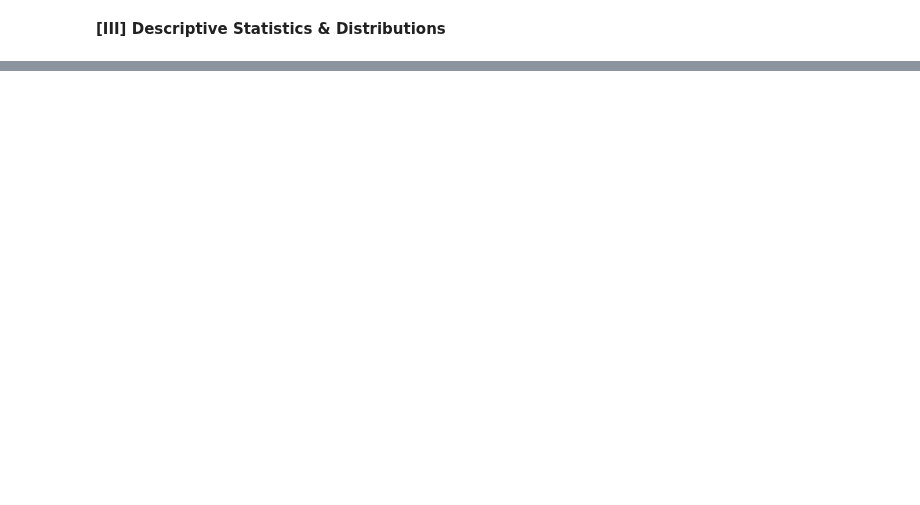
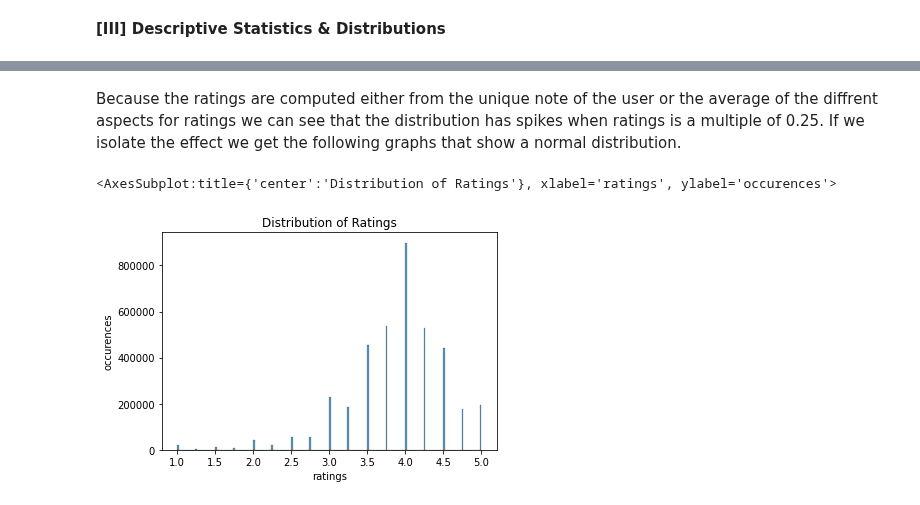
Before and after one commit to epfl-ada/ada-2022-project-analyteam, a Jupyter notebook: processing_ratings.ipynb, the cells around one changed output, grey strips where cells are left out. Cells and saved outputs as stored; diff of their text form; code cells hidden in the pictures; blank space fills up the shorter version.

```diff
--- a/processing_ratings.ipynb
+++ b/processing_ratings.ipynb
@@ -83,0 +245,13 @@ ratings_ddf.head(5)
+# %% [markdown]
+Because the ratings are computed either from the unique note of the user or the average of the diffrent aspects for ratings we can see that the distribution has spikes when ratings is a multiple of 0.25.
+If we isolate the effect we get the following graphs that show a normal distribution.
+# %%
+#isolatings
+fig, ax = plt.subplots(1,1)
+ax.set_title("Distribution of Ratings")
+ax.set_ylabel("occurences")
+ax.set_xlabel("ratings")
+sns.histplot(data=ratings_ddf[ratings_ddf['rating']%0.25==0],x='rating',ax=ax,bins=200)
+# %% [output]
+<AxesSubplot:title={'center':'Distribution of Ratings'}, xlabel='ratings', ylabel='occurences'>
+[figure, added]
```
Also changed, not shown: parts of 24 cells of this notebook.
